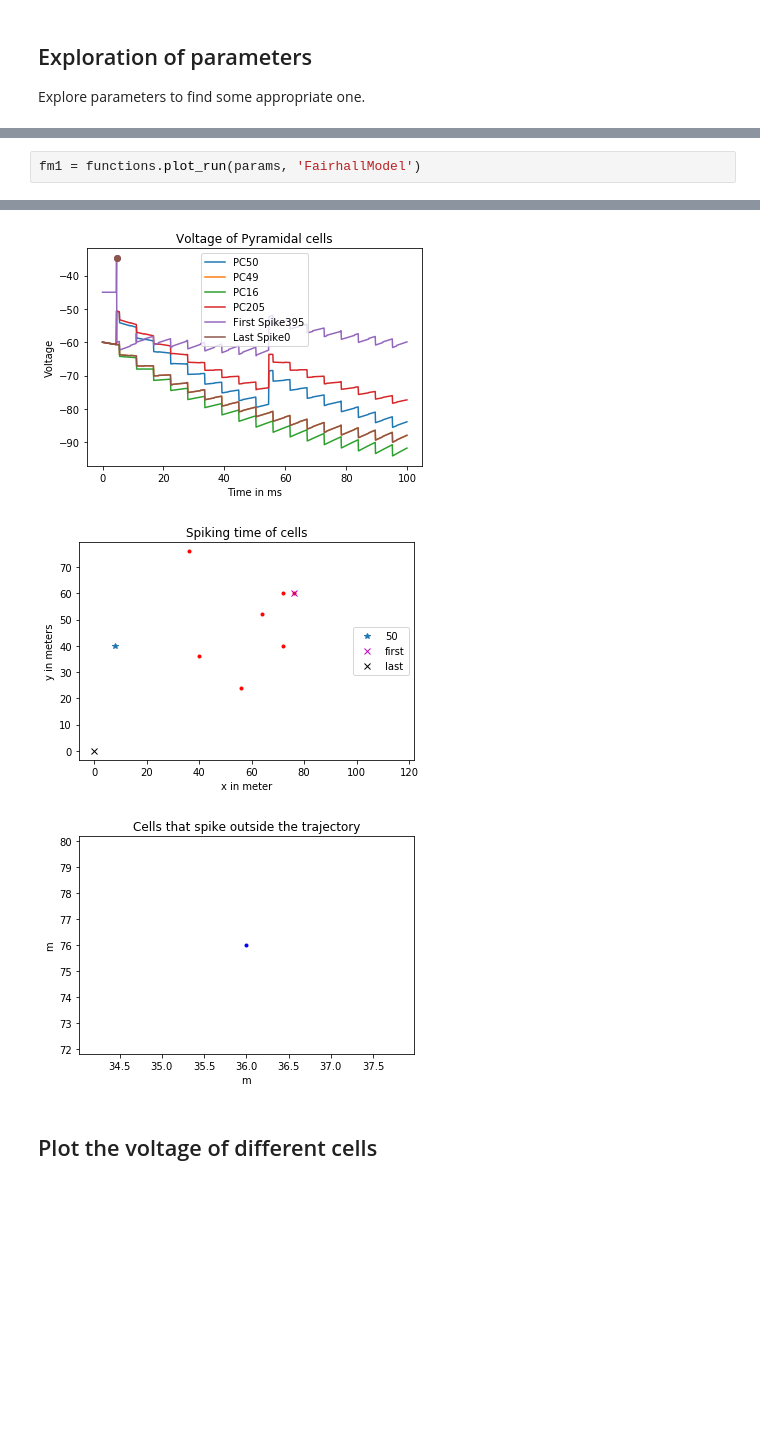
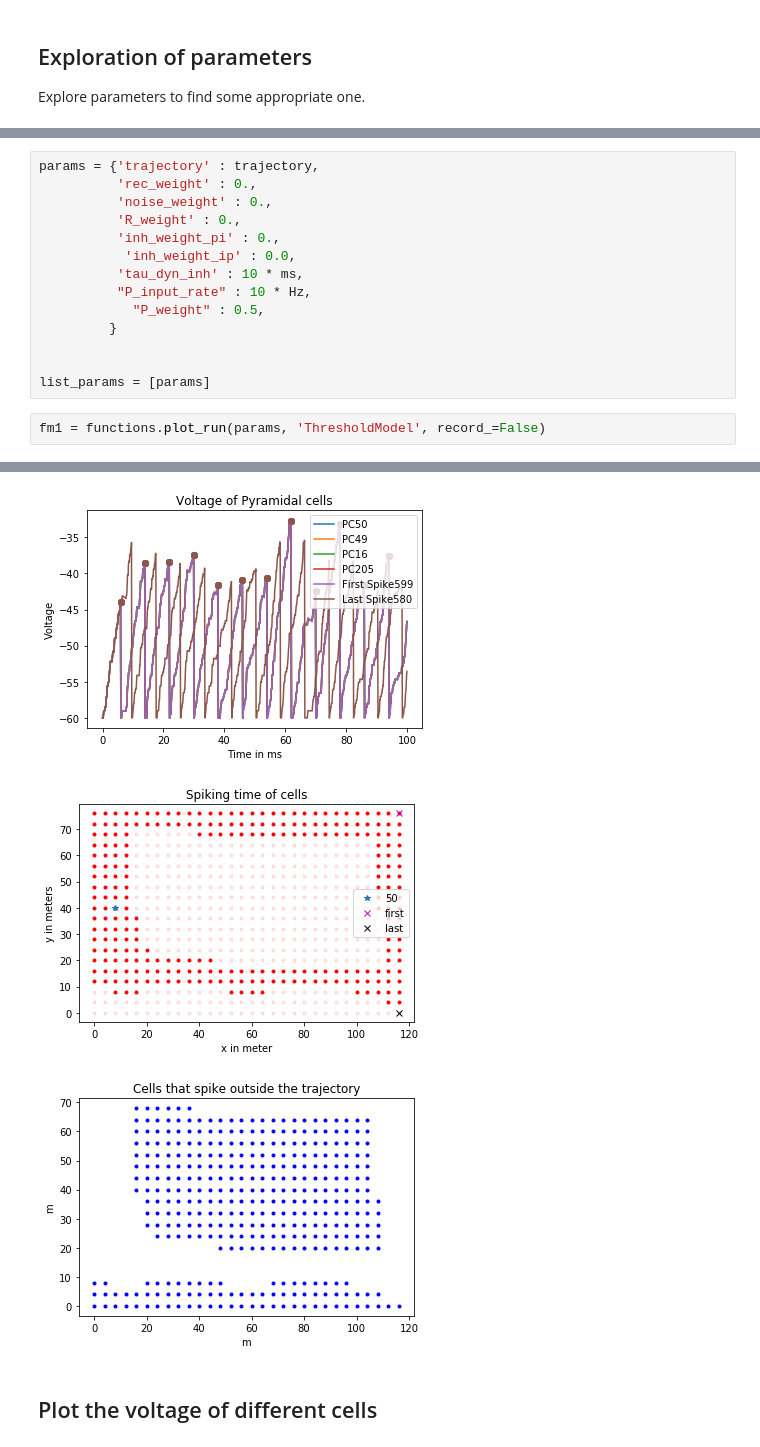
Before and after one commit to Victoriad1996/SemesterProject, a Jupyter notebook: SimpleFairhall/fairhall.ipynb, the cells around one changed output, grey strips where cells are left out. Drawn from its saved outputs; the diff is of its cells as text; blank space fills up the shorter version.

```diff
--- a/SimpleFairhall/fairhall.ipynb
+++ b/SimpleFairhall/fairhall.ipynb
@@ -41,6 +41,20 @@ params = {'trajectory' : trajectory,
 
 
 list_params = [params]
+# %%
+params = {'trajectory' : trajectory,
+          'rec_weight' : 0.,
+          'noise_weight' : 0.,
+          'R_weight' : 0.,
+          'inh_weight_pi' : 0.,
+           'inh_weight_ip' : 0.0,
+          'tau_dyn_inh' : 10 * ms,
+          "P_input_rate" : 10 * Hz,
+            "P_weight" : 0.5,
+         }
+
+
+list_params = [params]
 # %%
-fm1 = functions.plot_run(params, 'FairhallModel')
+fm1 = functions.plot_run(params, 'ThresholdModel', record_=False)
 # %% [output]
@@ -47,6 +64,6 @@ fm1 = functions.plot_run(params, 'FairhallModel')
-[figure, old version]
+[figure, new version]
-[figure, old version]
+[figure, new version]
-[figure, old version]
+[figure, new version]
 # %% [markdown]
 ## Plot the voltage of different cells
 # %%
```
Also changed, not shown: parts of 12 cells of this notebook, 2 other files.
